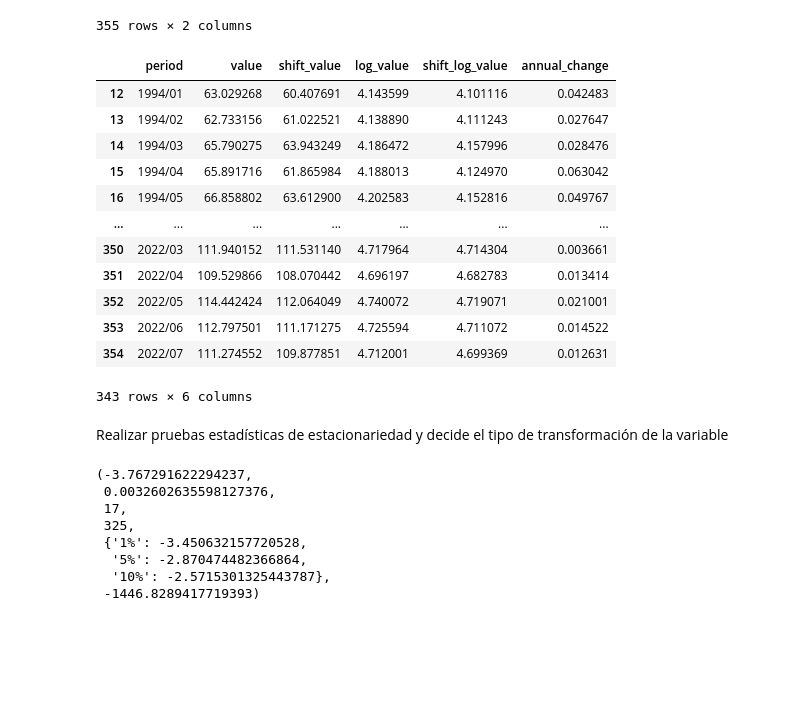
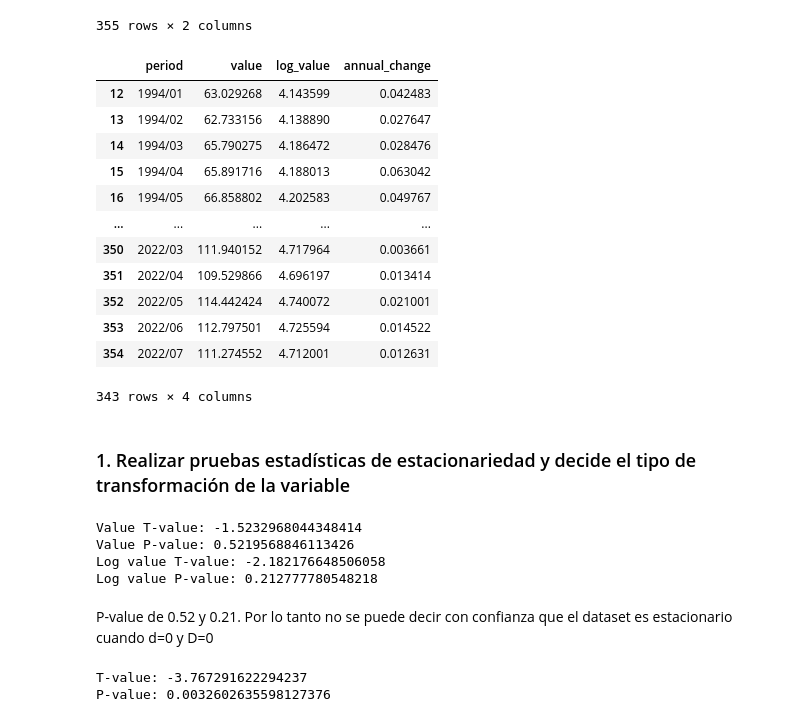
Before and after one commit to AlexReusC/Modulo-5-IAA-Analisis, a Jupyter notebook: portafolio.ipynb, the cells around one changed output. Drawn from its saved outputs; the diff is of its cells as text; code cells hidden in the pictures; blank space fills up the shorter version.

```diff
--- a/portafolio.ipynb
+++ b/portafolio.ipynb
@@ -22,25 +27,24 @@ df
 | 354 | 2022/07 | 111.274552 |
 355 rows × 2 columns
 # %%
-df["shift_value"] = df["value"].shift(12)
 df["log_value"] = np.log(df["value"])
-df["shift_log_value"] = np.log(df["shift_value"])
-df["annual_change"] = df["log_value"] - df["shift_log_value"]
+df["annual_change"] = np.log(df["value"]).diff(12)
+df["annual_change"].iloc[0] = np.log(df["value"].iloc[0])
 df.drop(df.index[0:12], inplace=True) #values with nan's
 df
 # %% [output]
-|  | period | value | shift_value | log_value | shift_log_value | annual_change |
-| 12 | 1994/01 | 63.029268 | 60.407691 | 4.143599 | 4.101116 | 0.042483 |
-| 13 | 1994/02 | 62.733156 | 61.022521 | 4.138890 | 4.111243 | 0.027647 |
-| 14 | 1994/03 | 65.790275 | 63.943249 | 4.186472 | 4.157996 | 0.028476 |
-| 15 | 1994/04 | 65.891716 | 61.865984 | 4.188013 | 4.124970 | 0.063042 |
-| 16 | 1994/05 | 66.858802 | 63.612900 | 4.202583 | 4.152816 | 0.049767 |
-| ... | ... | ... | ... | ... | ... | ... |
-| 350 | 2022/03 | 111.940152 | 111.531140 | 4.717964 | 4.714304 | 0.003661 |
-| 351 | 2022/04 | 109.529866 | 108.070442 | 4.696197 | 4.682783 | 0.013414 |
-| 352 | 2022/05 | 114.442424 | 112.064049 | 4.740072 | 4.719071 | 0.021001 |
-| 353 | 2022/06 | 112.797501 | 111.171275 | 4.725594 | 4.711072 | 0.014522 |
-| 354 | 2022/07 | 111.274552 | 109.877851 | 4.712001 | 4.699369 | 0.012631 |
+|  | period | value | log_value | annual_change |
+| 12 | 1994/01 | 63.029268 | 4.143599 | 0.042483 |
+| 13 | 1994/02 | 62.733156 | 4.138890 | 0.027647 |
+| 14 | 1994/03 | 65.790275 | 4.186472 | 0.028476 |
+| 15 | 1994/04 | 65.891716 | 4.188013 | 0.063042 |
+| 16 | 1994/05 | 66.858802 | 4.202583 | 0.049767 |
+| ... | ... | ... | ... | ... |
+| 350 | 2022/03 | 111.940152 | 4.717964 | 0.003661 |
+| 351 | 2022/04 | 109.529866 | 4.696197 | 0.013414 |
+| 352 | 2022/05 | 114.442424 | 4.740072 | 0.021001 |
+| 353 | 2022/06 | 112.797501 | 4.725594 | 0.014522 |
+| 354 | 2022/07 | 111.274552 | 4.712001 | 0.012631 |
-343 rows × 6 columns
+343 rows × 4 columns
 # %% [markdown]
-Realizar pruebas estadísticas de estacionariedad y decide el tipo de transformación de la variable
+### 1. Realizar pruebas estadísticas de estacionariedad y decide el tipo de transformación de la variable
@@ -49,11 +51,20 @@ adfuller(df["value"])
-# %%
-adfuller(df["annual_change"])
-# %% [output]
-(-3.767291622294237,
- 0.0032602635598127376,
- 17,
- 325,
- {'1%': -3.450632157720528,
-  '5%': -2.870474482366864,
-  '10%': -2.5715301325443787},
- -1446.8289417719393)
+# %%
+af_v, af_vlog = adfuller(df["value"]), adfuller(df["log_value"]) #d=0, D=0
+print(f"Value T-value: {af_v[0]}")
+print(f"Value P-value: {af_v[1]}")
+print(f"Log value T-value: {af_vlog[0]}")
+print(f"Log value P-value: {af_vlog[1]}")
+# %% [output]
+Value T-value: -1.5232968044348414
+Value P-value: 0.5219568846113426
+Log value T-value: -2.182176648506058
+Log value P-value: 0.212777780548218
+# %% [markdown]
+P-value de 0.52 y 0.21. Por lo tanto no se puede decir con confianza que el dataset es estacionario cuando d=0 y D=0
+# %%
+af_ac = adfuller(df["annual_change"]) #d=0, D=1
+print(f"T-value: {af_ac[0]}")
+print(f"P-value: {af_ac[1]}")
+# %% [output]
+T-value: -3.767291622294237
+P-value: 0.0032602635598127376
```
Also changed, not shown: parts of 16 cells of this notebook.
